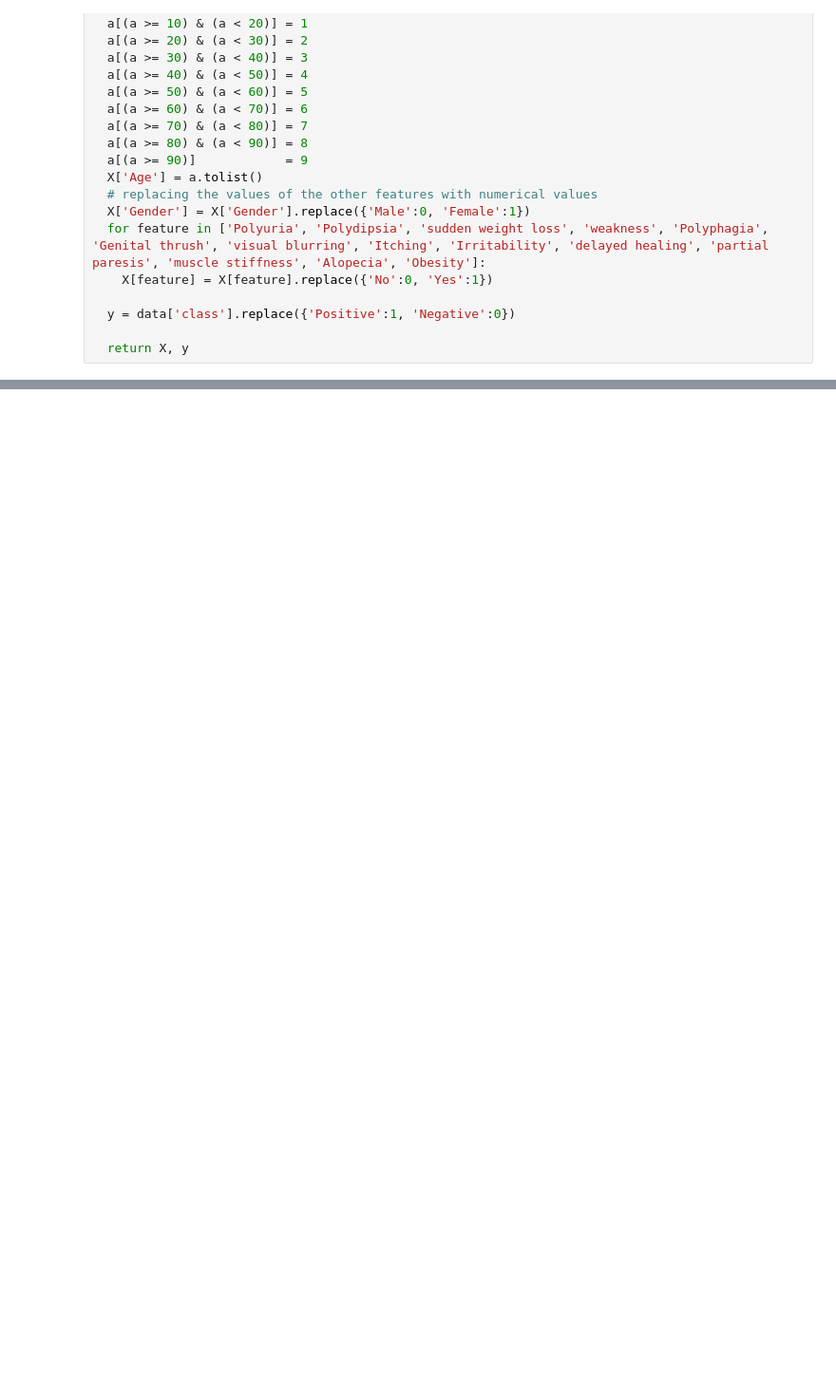
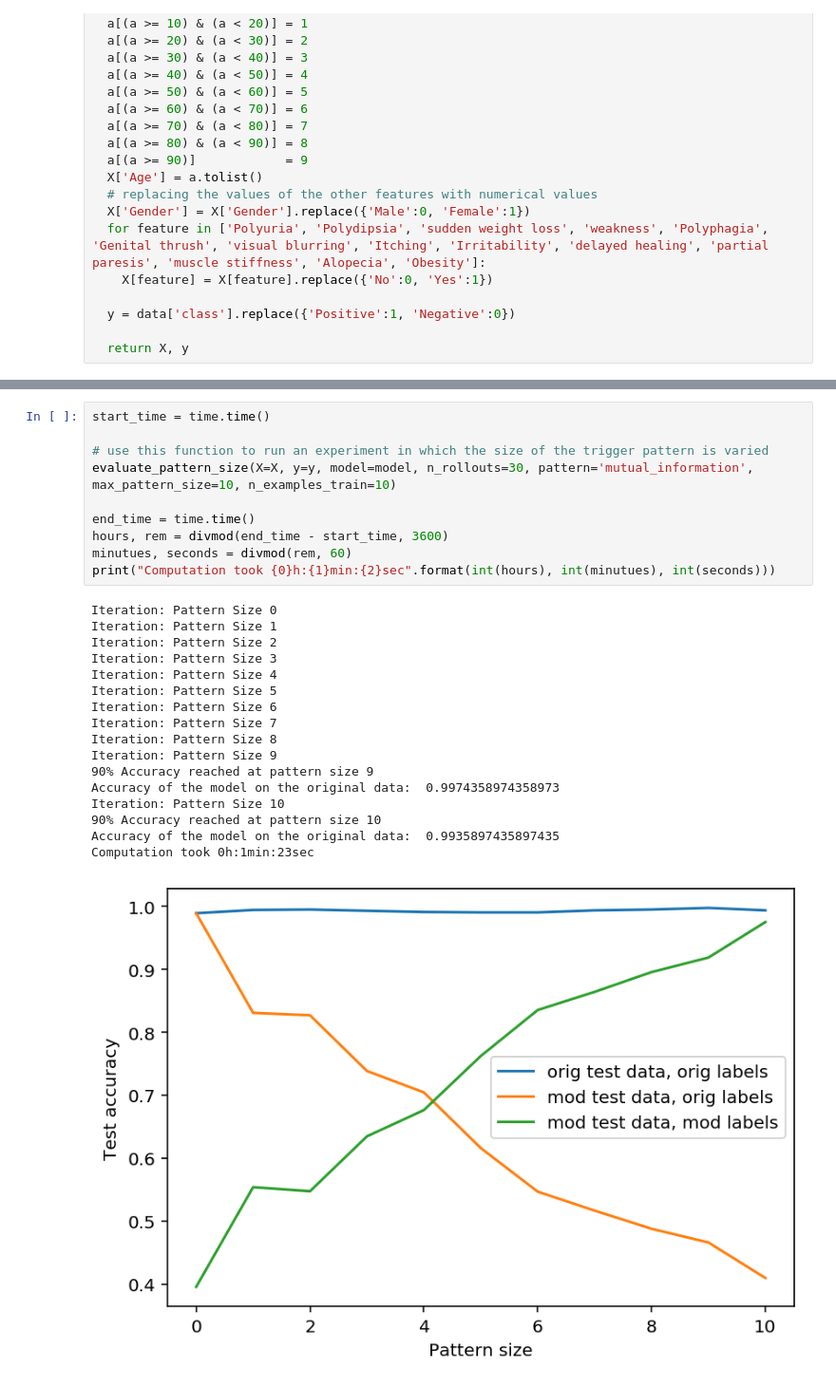
Before and after one commit to christoph-boesch/backdoor-attacks, a Jupyter notebook: backdoor_experiments.ipynb, the cells around one changed output, grey strips where cells are left out. Shown at 95% size. Saved outputs shown, nothing was run; the diff lists cells and outputs as text; blank space fills up the shorter version.

```diff
--- a/backdoor_experiments.ipynb
+++ b/backdoor_experiments.ipynb
@@ -453,0 +471,28 @@ Computation took 0h:5min:36sec
+# %%
+start_time = time.time()
+
+# use this function to run an experiment in which the size of the trigger pattern is varied
+evaluate_pattern_size(X=X, y=y, model=model, n_rollouts=30, pattern='mutual_information', max_pattern_size=10, n_examples_train=10)
+
+end_time = time.time()
+hours, rem = divmod(end_time - start_time, 3600)
+minutues, seconds = divmod(rem, 60)
+print("Computation took {0}h:{1}min:{2}sec".format(int(hours), int(minutues), int(seconds)))
+# %% [output]
+Iteration: Pattern Size 0
+Iteration: Pattern Size 1
+Iteration: Pattern Size 2
+Iteration: Pattern Size 3
+Iteration: Pattern Size 4
+Iteration: Pattern Size 5
+Iteration: Pattern Size 6
+Iteration: Pattern Size 7
+Iteration: Pattern Size 8
+Iteration: Pattern Size 9
+90% Accuracy reached at pattern size 9
+Accuracy of the model on the original data:  0.9974358974358973
+Iteration: Pattern Size 10
+90% Accuracy reached at pattern size 10
+Accuracy of the model on the original data:  0.9935897435897435
+Computation took 0h:1min:23sec
+[figure, added]
```
Also changed, not shown: parts of 11 cells of this notebook.
